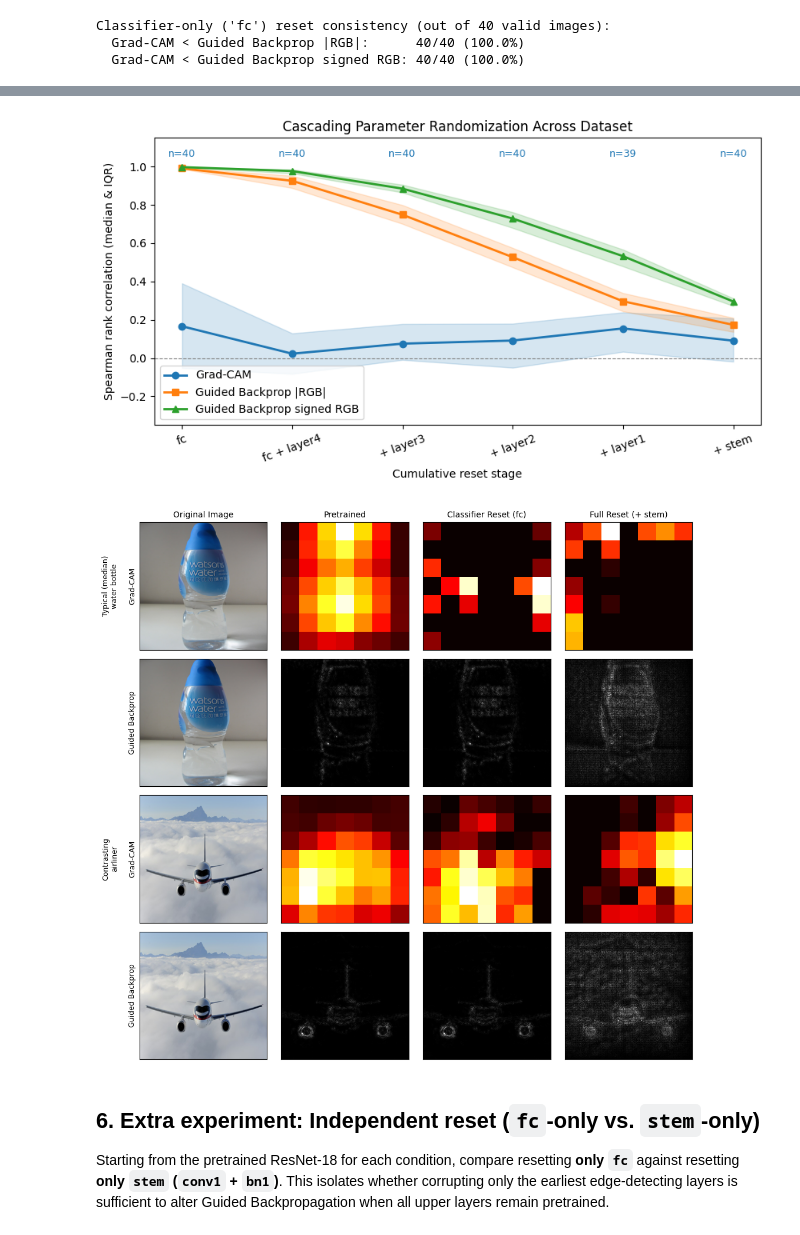
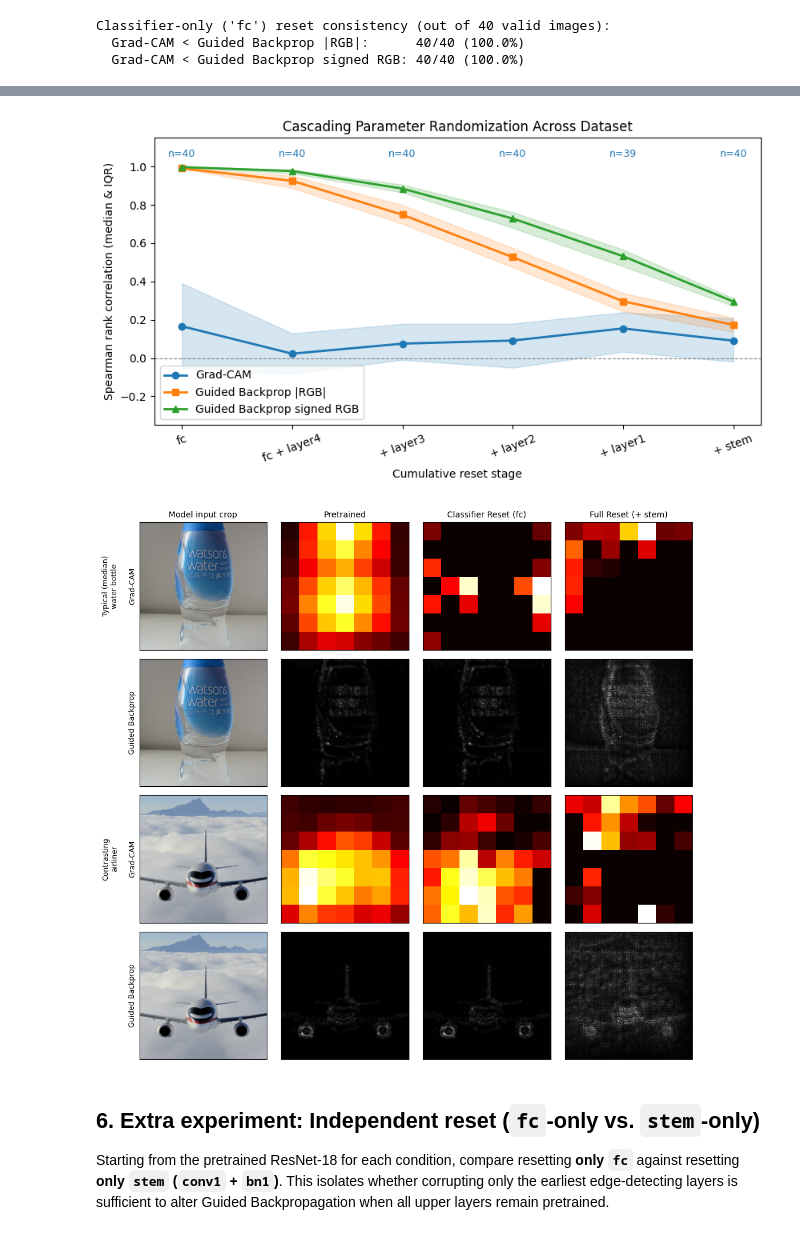
Before and after one commit to animusoyan/ds330-saliency-sanity-checks, a Jupyter notebook: experiment.ipynb, the cells around one changed output, grey strips where cells are left out. Saved outputs shown, nothing was run; the diff lists cells and outputs as text; code cells hidden in the pictures.

```diff
--- a/experiment.ipynb
+++ b/experiment.ipynb
@@ -133,7 +109,6 @@ stages = [
 ]
 
 rows = []
-example = {}
 
 for image_name, image_bytes in uploaded.items():
     with Image.open(BytesIO(image_bytes)) as image:
@@ -178,14 +153,4 @@ for image_name, image_bytes in uploaded.items():
                 "guided_abs_rgb": rank_similarity(original_magnitude, magnitude),
                 "guided_signed_rgb": rank_similarity(original_guided, guided),
             })
-
-            if not example:
-                example = {
-                    "image": image_name,
-                    "class_name": class_name,
-                    "before_cam": original_cam,
-                    "after_cam": cam,
-                    "before_guided": original_magnitude[0].amax(dim=0),
-                    "after_guided": magnitude[0].amax(dim=0),
-                }
 # %% [output]
@@ -261,19 +197,0 @@ Valid correlations per stage:
-# %%
-fig, axes = plt.subplots(2, 2, figsize=(6, 6))
-fig.suptitle(f"{example['image']} · {example['class_name']}")
-
-axes[0, 0].set_title("Pretrained")
-axes[0, 1].set_title("Classifier reset")
-axes[0, 0].imshow(example["before_cam"], cmap="hot", interpolation="nearest", vmin=0)
-axes[0, 1].imshow(example["after_cam"], cmap="hot", interpolation="nearest", vmin=0)
-axes[1, 0].imshow(example["before_guided"], cmap="gray", vmin=0)
-axes[1, 1].imshow(example["after_guided"], cmap="gray", vmin=0)
-
-for row_index, label in enumerate(["Grad-CAM", "Guided Backprop"]):
-    axes[row_index, 0].set_ylabel(label)
-    for axis in axes[row_index]:
-        axis.set_xticks([])
-        axis.set_yticks([])
-
-plt.tight_layout()
-plt.show()
@@ -438,42 +356,48 @@ def render_three_models(img_name, seed=42):
     # Full-reset (all layers reset, matching cascade '+ stem' seed 42)
     torch.manual_seed(seed + 1)
     m_full = resnet18(weights=None).eval()
+    m_full.fc.load_state_dict(m_fc.fc.state_dict())
     cam_full = make_gradcam(m_full, batch, t_class)
     gbp_full = make_guided_gradients(m_full, batch, t_class).abs()[0].amax(dim=0)
 
-    return pil_rgb.resize((224, 224)), c_label, [cam_0, cam_fc, cam_full], [gbp_0, gbp_fc, gbp_full]
+    # Undo normalization to display the exact crop passed to ResNet.
+    mean = batch.new_tensor(preprocess.mean).view(3, 1, 1)
+    std = batch.new_tensor(preprocess.std).view(3, 1, 1)
+    crop = (batch[0] * std + mean).clamp(0, 1).permute(1, 2, 0)
+
+    return crop, c_label, [cam_0, cam_fc, cam_full], [gbp_0, gbp_fc, gbp_full]
 
 fig, axes = plt.subplots(2 * len(selected), 4, figsize=(10.5, 4.8 * len(selected)))
-headers = ["Original Image", "Pretrained", "Classifier Reset (fc)", "Full Reset (+ stem)"]
+headers = ["Model input crop", "Pretrained", "Classifier Reset (fc)", "Full Reset (+ stem)"]
 
 for idx, (img_name, role_tag) in enumerate(selected):
     orig_pic, cls_name, cam_list, gbp_list = render_three_models(img_name, seed=SEEDS[0])
     r_cam, r_gbp = 2 * idx, 2 * idx + 1
 
     axes[r_cam, 0].imshow(orig_pic)
     axes[r_cam, 0].set_ylabel(f"{role_tag}\n{cls_name}\n\nGrad-CAM", fontsize=9)
     axes[r_gbp, 0].imshow(orig_pic)
     axes[r_gbp, 0].set_ylabel("Guided Backprop", fontsize=9)
 
     for j in range(3):
         axes[r_cam, j + 1].imshow(cam_list[j], cmap="hot", interpolation="nearest", vmin=0)
         axes[r_gbp, j + 1].imshow(gbp_list[j], cmap="gray", vmin=0)
 
     if idx == 0:
         for j, h in enumerate(headers):
             axes[r_cam, j].set_title(h, fontsize=10)
 
 for row_ax in axes:
     for cell_ax in row_ax:
         cell_ax.set_xticks([])
         cell_ax.set_yticks([])
 
 plt.tight_layout()
 plt.savefig("fig2_qualitative_comparison.png", dpi=300, bbox_inches="tight")
 plt.show()
 # %% [output]
 [figure]
-[figure, old version]
+[figure, new version]
 # %% [markdown]
 ## 6. Extra experiment: Independent reset (`fc`-only vs. `stem`-only)
 
```
Also changed, not shown: parts of 7 cells of this notebook.
